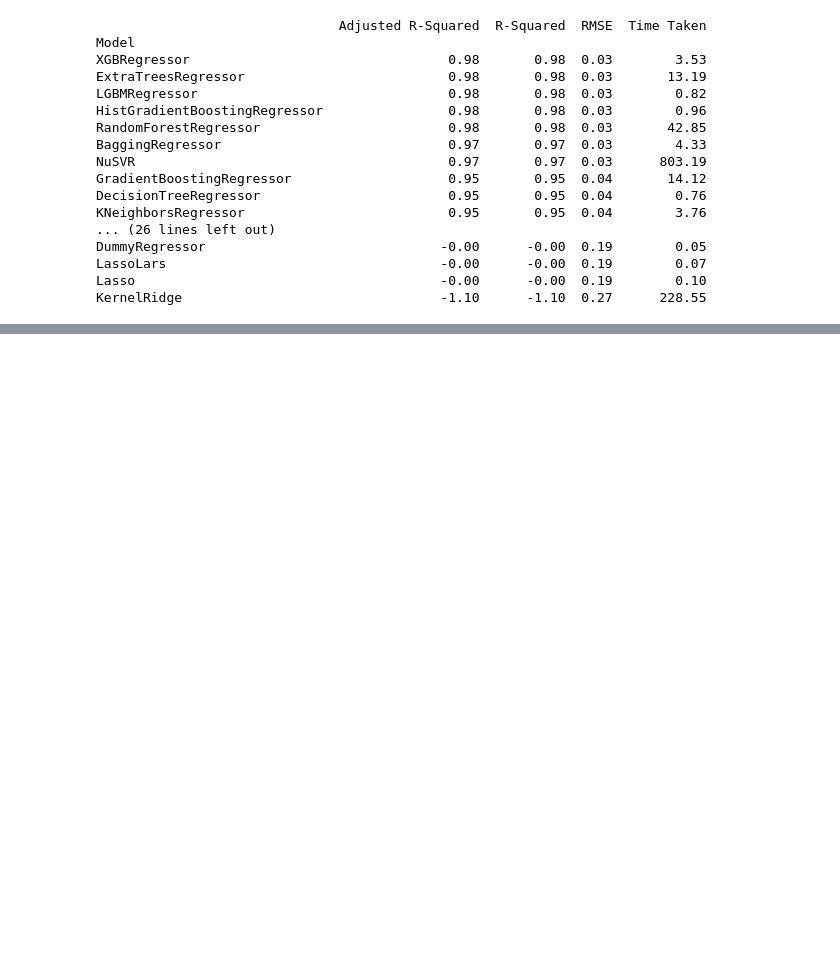
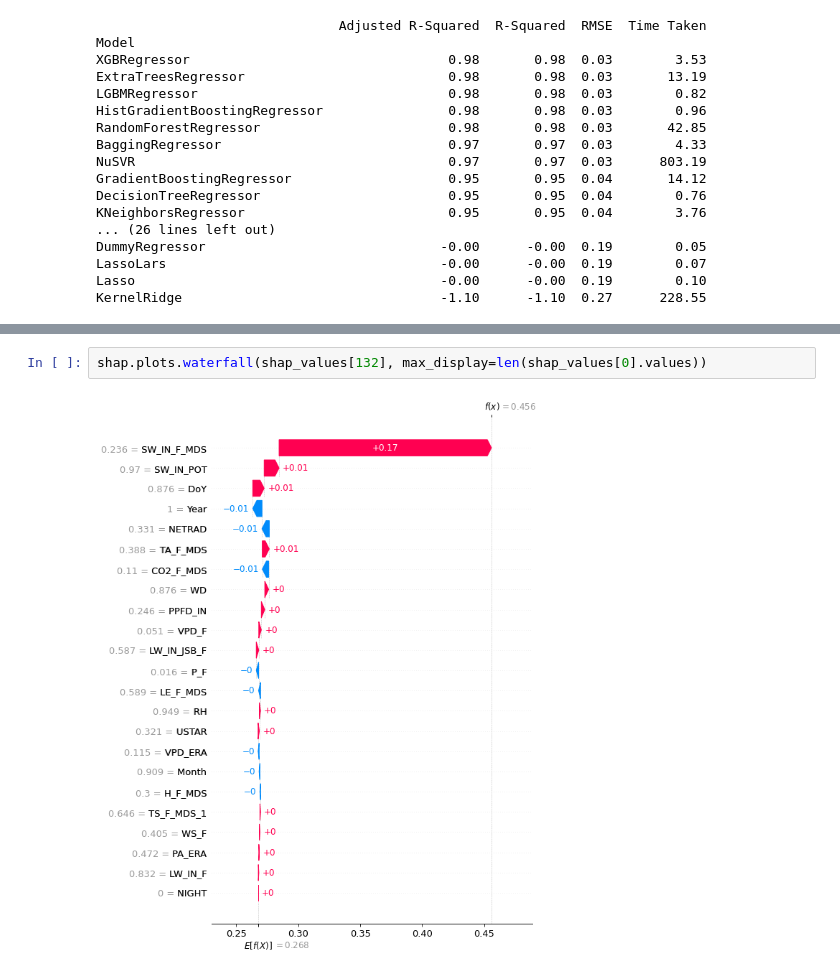
Before and after one commit to albert-santos/remote-sensing, a Jupyter notebook: remote_sensing.ipynb, the cells around one changed output, grey strips where cells are left out. Cells and saved outputs as stored; diff of their text form; blank space fills up the shorter version.

```diff
--- a/remote_sensing.ipynb
+++ b/remote_sensing.ipynb
@@ -483,0 +509,4 @@ KernelRidge                                 -1.10      -1.10  0.27      228.55
+# %%
+shap.plots.waterfall(shap_values[132], max_display=len(shap_values[0].values))
+# %% [output]
+[figure, added]
```
Also changed, not shown: parts of 8 cells of this notebook.
